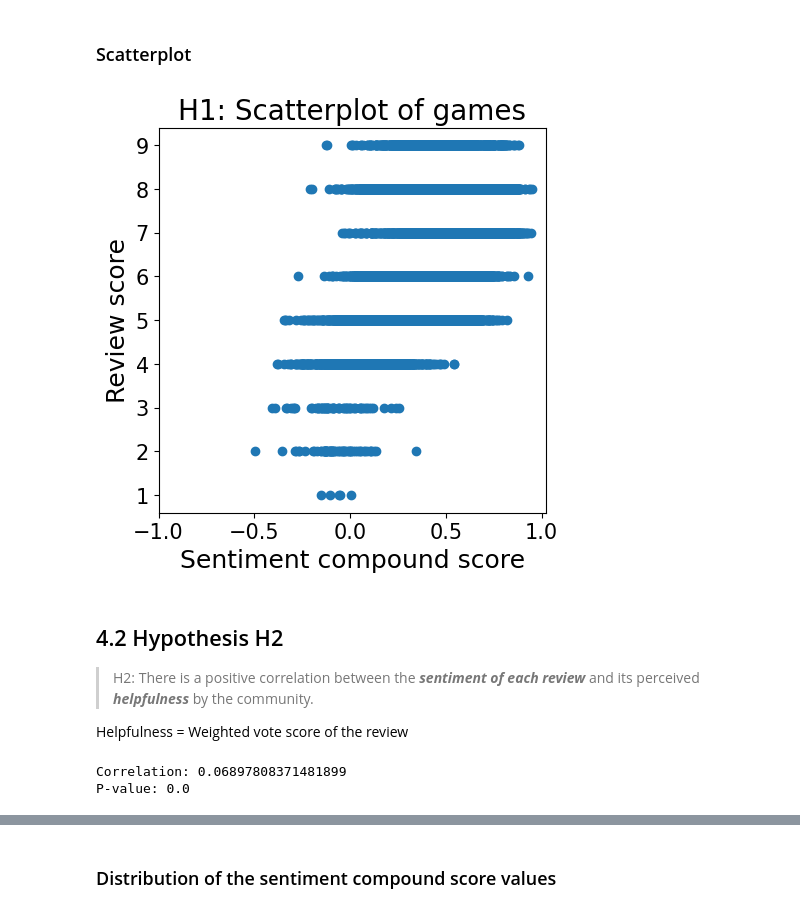
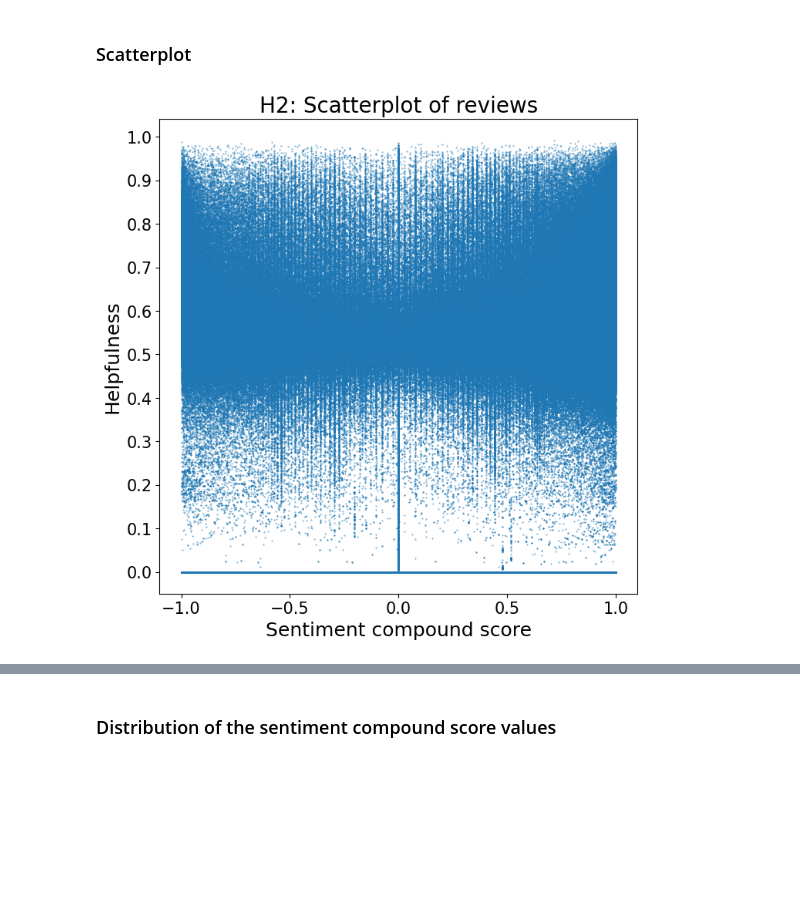
Before and after one commit to csum1/SteamGamesSentiment, a Jupyter notebook: steam.ipynb, the cells around one changed output, grey strips where cells are left out. Cells and saved outputs as stored; diff of their text form; code cells hidden in the pictures; blank space fills up the shorter version.

```diff
--- a/steam.ipynb
+++ b/steam.ipynb
@@ -549,26 +601,13 @@ display(pd.DataFrame(test_values))
 # %% [markdown]
 ### Scatterplot
 # %%
-plt.figure(figsize=(5,5))
-plt.title("H1: Scatterplot of games", fontsize=20)
-plt.scatter(df_games['sent.mean_comp'], df_games['review_score'])
+plt.figure(figsize=(8,8))
+plt.title("H2: Scatterplot of reviews", fontsize=20)
+plt.scatter(df_reviews['sent.comp'], df_reviews['weighted_vote_score'], s=0.1)
 plt.xlabel("Sentiment compound score", fontsize=18)
-plt.ylabel("Review score", fontsize=18)
+plt.ylabel("Helpfulness", fontsize=18)
 plt.xticks(np.arange(-1.0, 1.01, 0.5), fontsize=15)
-plt.yticks(fontsize=15)
+plt.yticks(np.arange(0.0, 1.01, 0.1), fontsize=15)
 plt.show()
 # %% [output]
-[figure, old version]
+[figure, new version]
-# %% [markdown]
-## 4.2 Hypothesis H2
-
-> H2: There is a positive correlation between the _**sentiment of each review**_ and its perceived _**helpfulness**_ by the community.
-
-Helpfulness = Weighted vote score of the review
-# %%
-H2_coeff, H2_p_value = stats.pearsonr(abs(df_reviews['sent.comp']), df_reviews['weighted_vote_score'])
-print("Correlation:", H2_coeff)
-print("P-value:", H2_p_value)
-# %% [output]
-Correlation: 0.06897808371481899
-P-value: 0.0
```
Also changed, not shown: parts of 30 cells of this notebook.
